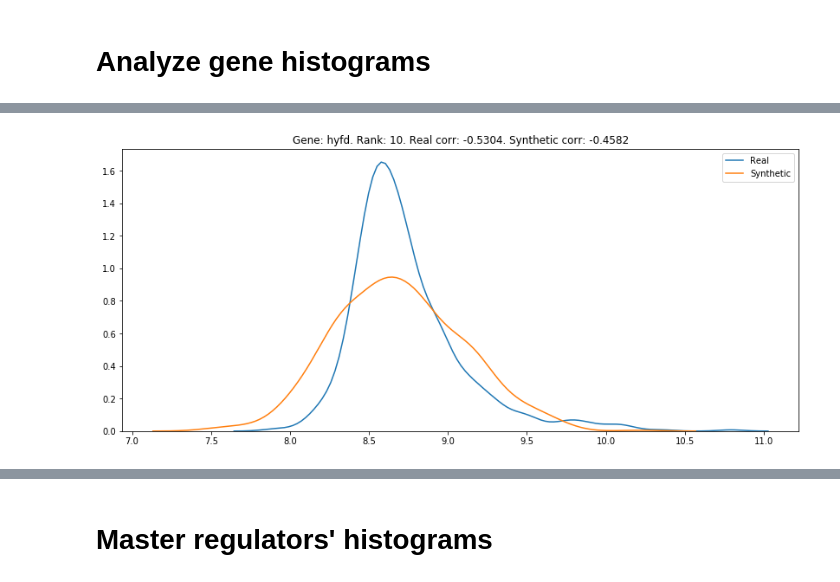
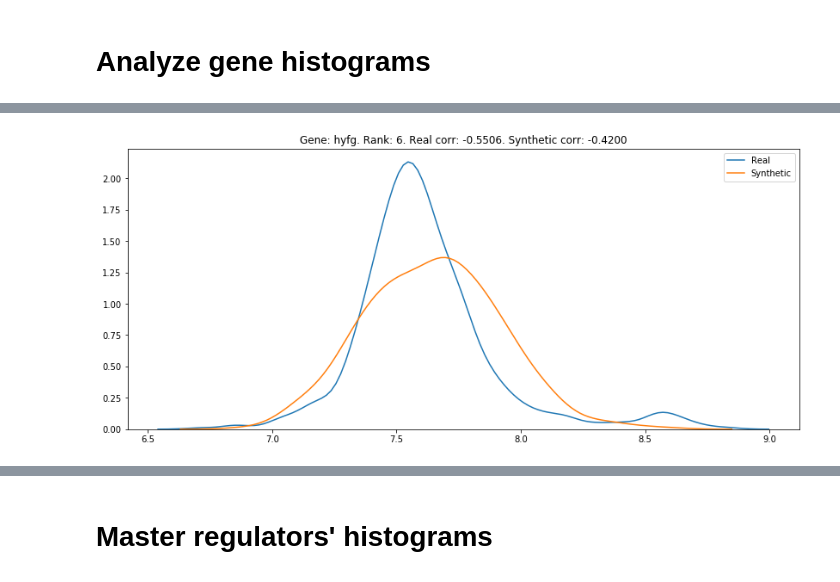
Before and after one commit to rvinas/adversarial-gene-expression, a Jupyter notebook: src/evaluate_noise_rej_data.ipynb, the cells around one changed output, grey strips where cells are left out. Cells and saved outputs as stored; diff of their text form; code cells hidden in the pictures.

```diff
--- a/src/evaluate_noise_rej_data.ipynb
+++ b/src/evaluate_noise_rej_data.ipynb
@@ -216,13 +172,13 @@ CRP correlation with hupa in synthetic: 0.5935776918983893
 # %%
-idx = -10
+idx = -6
 plt.figure(figsize=(14, 6))
 r_expr_gene = expr_train[:, sorted_idxs[idx]]
 s_expr_gene = s_expr[:, sorted_idxs[idx]]
 plt.title('Gene: {}. Rank: {}. Real corr: {:.4f}. Synthetic corr: {:.4f}'.format(gene_symbols[sorted_idxs[idx]],
                                                                           max(idx+1, abs(idx)),
                                                                           r_corr_crp[sorted_idxs[idx]],
                                                                           s_corr_crp[sorted_idxs[idx]]))
 ax = sns.distplot(r_expr_gene, hist=False, label='Real')
 ax = sns.distplot(s_expr_gene, hist=False, label='Synthetic')
 # %% [output]
-[figure, old version]
+[figure, new version]
```
Also changed, not shown: parts of 17 cells of this notebook, 20 other files.
